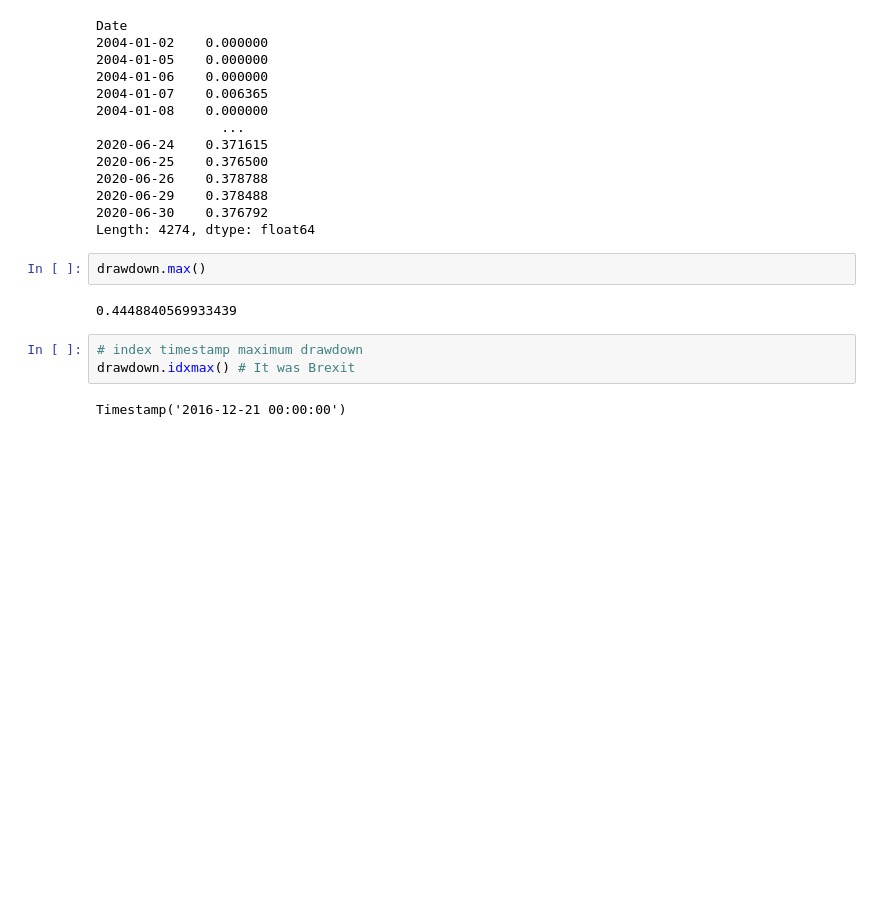
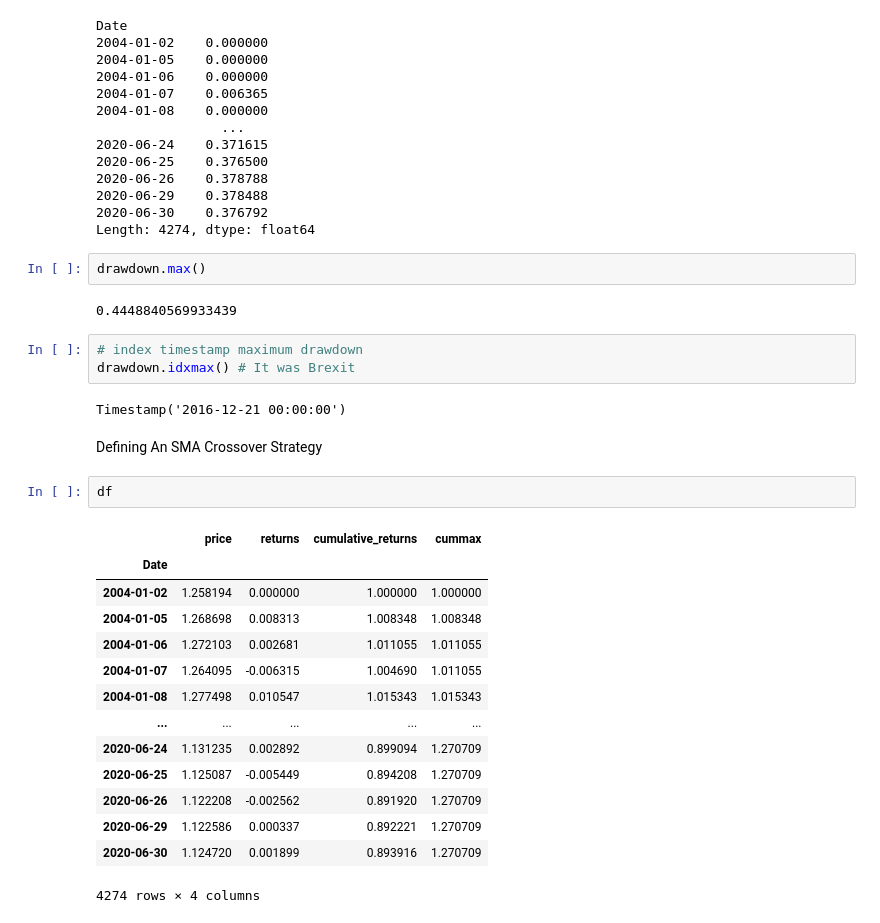
Before and after one commit to fhraju/Moving-Averages-Python, a Jupyter notebook: sma.ipynb, the cells around one changed output. Drawn from its saved outputs; the diff is of its cells as text; blank space fills up the shorter version.

Commit message:
Moving Average crossover

```diff
--- a/sma.ipynb
+++ b/sma.ipynb
@@ -151,3 +151,22 @@ drawdown.max()
 drawdown.idxmax() # It was Brexit
 # %% [output]
 Timestamp('2016-12-21 00:00:00')
+# %% [markdown]
+Defining An SMA Crossover Strategy
+# %%
+df
+# %% [output]
+|  | price | returns | cumulative_returns | cummax |
+| Date |  |  |  |  |
+| 2004-01-02 | 1.258194 | 0.000000 | 1.000000 | 1.000000 |
+| 2004-01-05 | 1.268698 | 0.008313 | 1.008348 | 1.008348 |
+| 2004-01-06 | 1.272103 | 0.002681 | 1.011055 | 1.011055 |
+| 2004-01-07 | 1.264095 | -0.006315 | 1.004690 | 1.011055 |
+| 2004-01-08 | 1.277498 | 0.010547 | 1.015343 | 1.015343 |
+| ... | ... | ... | ... | ... |
+| 2020-06-24 | 1.131235 | 0.002892 | 0.899094 | 1.270709 |
+| 2020-06-25 | 1.125087 | -0.005449 | 0.894208 | 1.270709 |
+| 2020-06-26 | 1.122208 | -0.002562 | 0.891920 | 1.270709 |
+| 2020-06-29 | 1.122586 | 0.000337 | 0.892221 | 1.270709 |
+| 2020-06-30 | 1.124720 | 0.001899 | 0.893916 | 1.270709 |
+4274 rows × 4 columns
```
Also changed, not shown: parts of 12 cells of this notebook.
